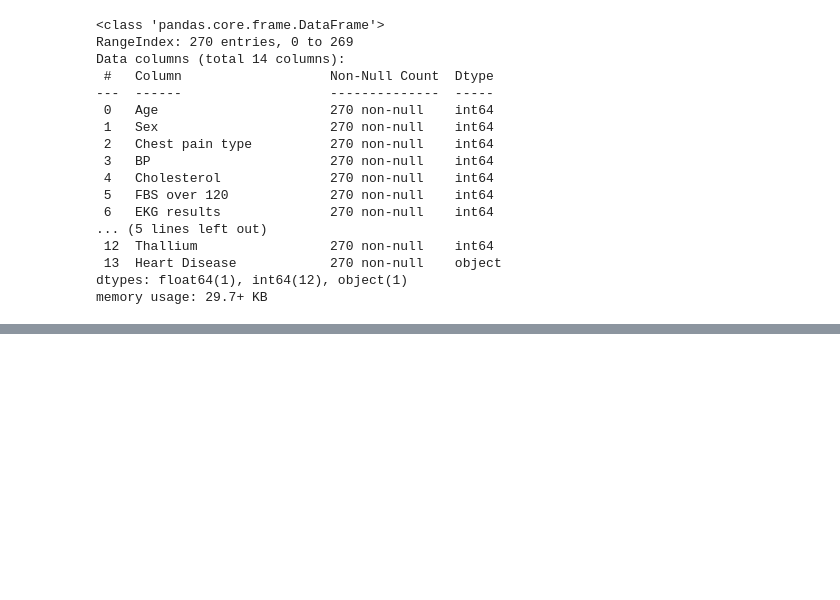
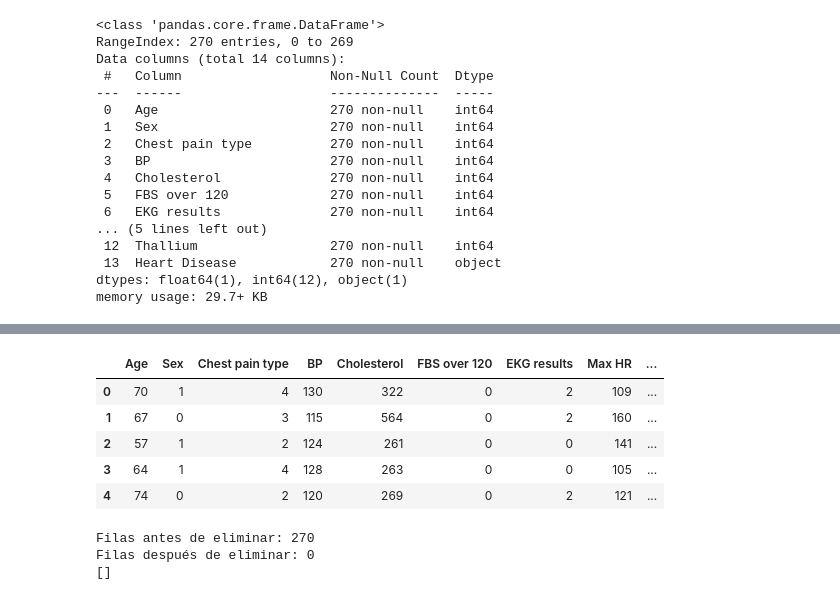
Before and after one commit to JoseJuanOM/EDA_HEART_DISEASE, a Jupyter notebook: EDA.ipynb, the cells around one changed output, grey strips where cells are left out. Drawn from its saved outputs; the diff is of its cells as text; code cells hidden in the pictures; blank space fills up the shorter version.

```diff
--- a/EDA.ipynb
+++ b/EDA.ipynb
@@ -117,3 +139,8 @@ df.describe(include='all')
 | 50% | 55.000000 | 1.000000 | 3.000000 | 130.000000 | 245.000000 | 0.000000 | 2.000000 | 153.500000 | ... |
 | 75% | 61.000000 | 1.000000 | 4.000000 | 140.000000 | 280.000000 | 0.000000 | 2.000000 | 166.000000 | ... |
 | max | 77.000000 | 1.000000 | 4.000000 | 200.000000 | 564.000000 | 1.000000 | 2.000000 | 202.000000 | ... |
+# %%
+# Drop any null values from the DataFrame
+df_cleaned = df.dropna()
+print("DataFrame after dropping null values:")
+print(df_cleaned.info())
@@ -119,0 +181,30 @@ df.describe(include='all')
+# %%
+
+df_cleaned.head()
+# %% [output]
+|  | Age | Sex | Chest pain type | BP | Cholesterol | FBS over 120 | EKG results | Max HR | ... |
+| 0 | 70 | 1 | 4 | 130 | 322 | 0 | 2 | 109 | ... |
+| 1 | 67 | 0 | 3 | 115 | 564 | 0 | 2 | 160 | ... |
+| 2 | 57 | 1 | 2 | 124 | 261 | 0 | 0 | 141 | ... |
+| 3 | 64 | 1 | 4 | 128 | 263 | 0 | 0 | 105 | ... |
+| 4 | 74 | 0 | 2 | 120 | 269 | 0 | 2 | 121 | ... |
+# %%
+# 1. Aplicar mapeo (lo que ya hiciste)
+mapping = {'Presence': 1, 'Absence': 0}
+df['HeartDisease'] = df['HeartDisease'].replace(mapping)
+
+# 2. 🚨 ELIMINAR las filas donde la variable objetivo es nula
+# Antes de eliminar, revisa cuántas filas pierdes:
+print(f"Filas antes de eliminar: {len(df)}")
+df.dropna(subset=['HeartDisease'], inplace=True)
+print(f"Filas después de eliminar: {len(df)}")
+
+# 3. Convertir a entero (ahora que no hay NaN)
+df['HeartDisease'] = df['HeartDisease'].astype(int)
+
+# Verifica:
+print(df['HeartDisease'].unique()) # Debería mostrar solo [0 1]
+# %% [output]
+Filas antes de eliminar: 270
+Filas después de eliminar: 0
+[]
```
Also changed, not shown: parts of 4 cells of this notebook.
